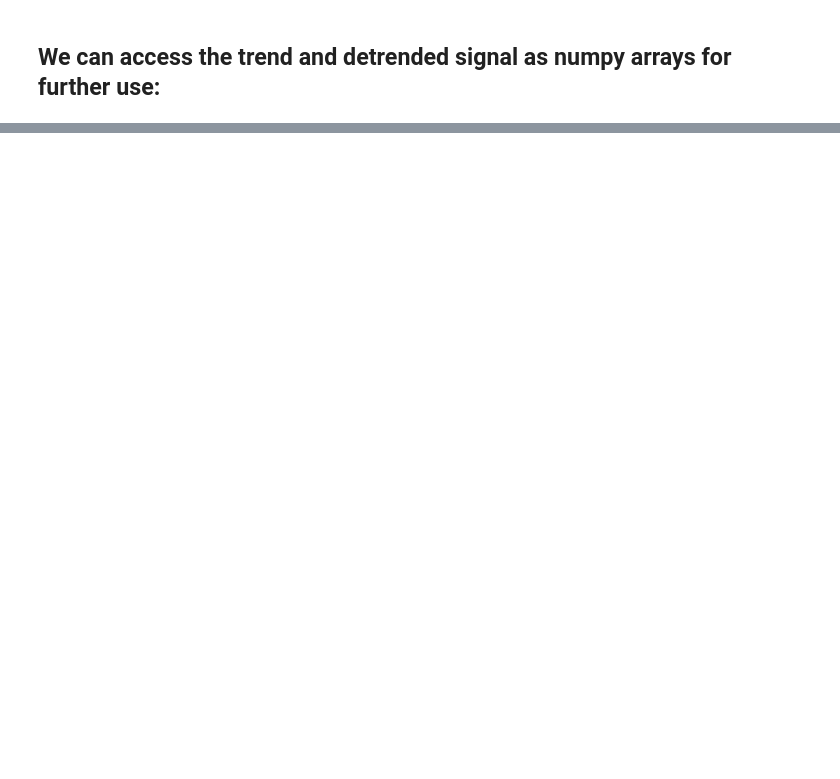
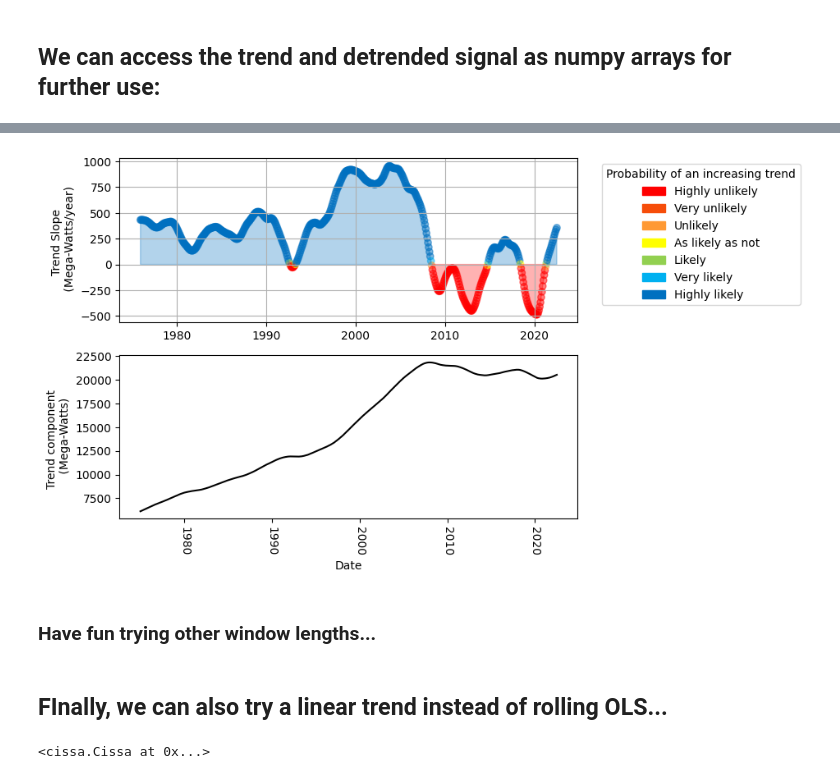
Before and after one commit to LukeAFullard/pyCiSSA, a Jupyter notebook: examples/cissa/auto_cissa_examples/Automatic trend removal.ipynb, the cells around one changed output, grey strips where cells are left out. Drawn from its saved outputs; the diff is of its cells as text; code cells hidden in the pictures; blank space fills up the shorter version.

```diff
--- a/examples/cissa/auto_cissa_examples/Automatic trend removal.ipynb
+++ b/examples/cissa/auto_cissa_examples/Automatic trend removal.ipynb
@@ -61,0 +124,12 @@ cissa_object.figures.get('cissa').get('figure_detrended')
+# %%
+cissa_object.figures.get('cissa').get('figure_trend')
+# %% [output]
+[figure, added]
+# %% [markdown]
+### Have fun trying other window lengths...
+# %% [markdown]
+## FInally, we can also try a linear trend instead of rolling OLS...
+# %%
+cissa_object.auto_detrend(L = 96,trend_type = 'linear', t_unit='month',data_unit='Mega-Watts',timestep=60*60*24*365.25, timestep_unit = 'year')
+# %% [output]
+<cissa.Cissa at 0x...>
```
Also changed, not shown: parts of 10 cells of this notebook, 2 other files.
